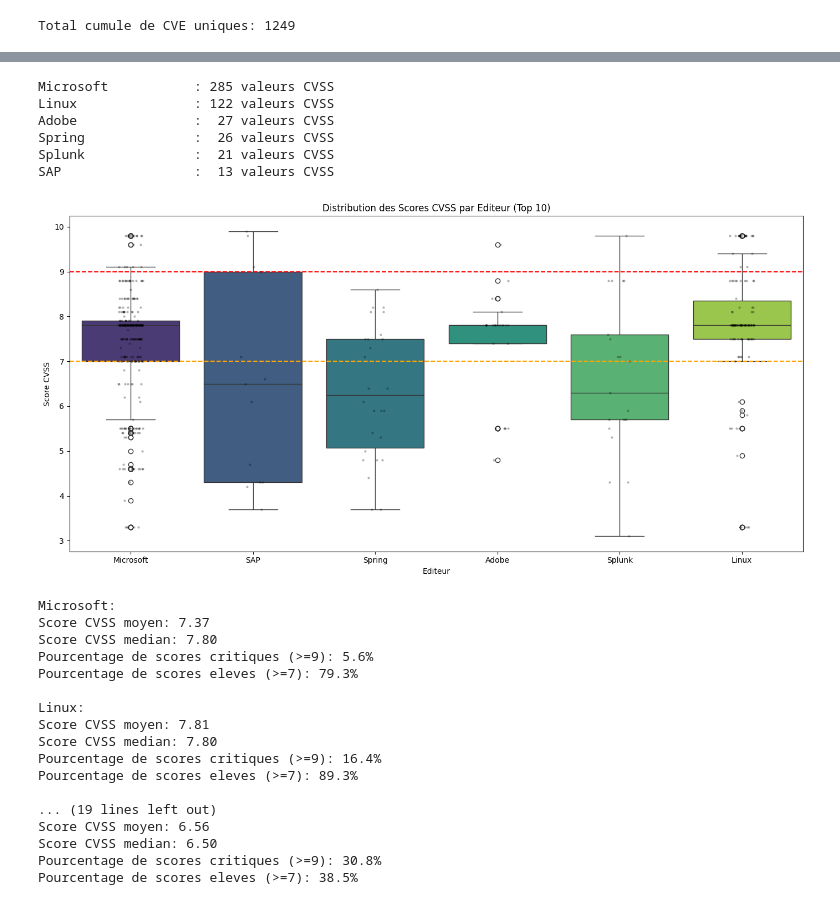
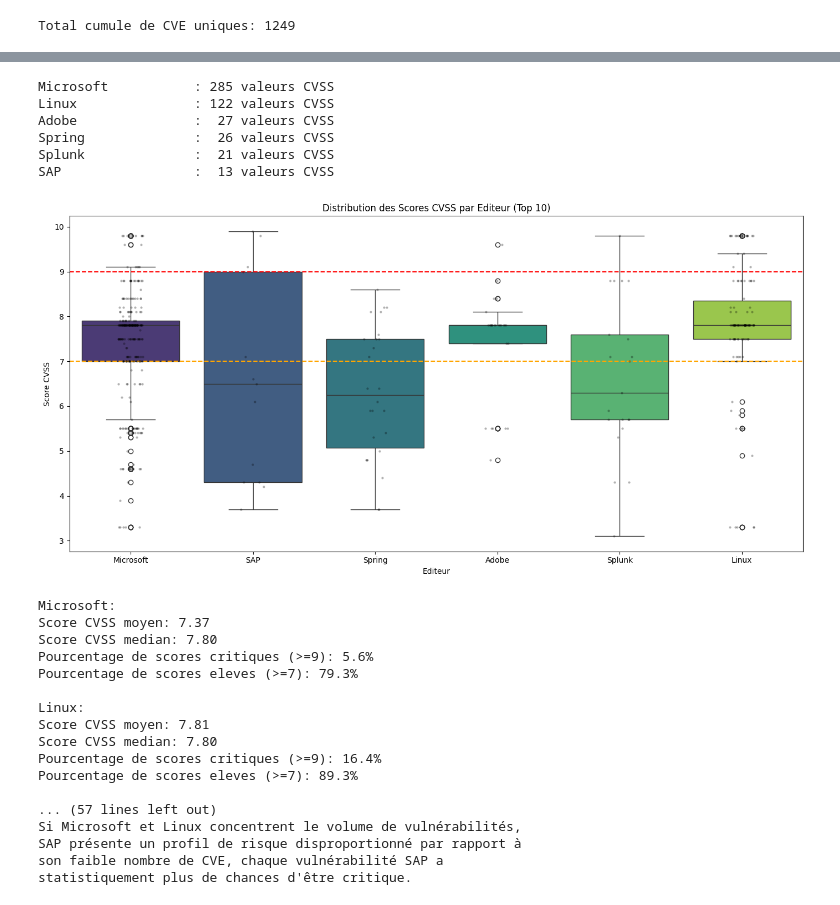
Before and after one commit to imtoatb/Analyse-des-Avis-et-Alertes-ANSSI-avec-Enrichissement-des-CVE, a Jupyter notebook: analyse_anssi.ipynb, the cells around one changed output, grey strips where cells are left out. Cells and saved outputs as stored; diff of their text form; code cells hidden in the pictures.

```diff
--- a/analyse_anssi.ipynb
+++ b/analyse_anssi.ipynb
@@ -999,34 +1267,71 @@ sns.stripplot(x = 'Editeur', y = 'CVSS Score', data = boxplot_df, ax = ax, color
 
 
 
 ax.set_xlabel('Editeur')
 ax.set_ylabel('Score CVSS')
 ax.set_title('Distribution des Scores CVSS par Editeur (Top 10)')
 ax.axhline(y=7, color='orange', linestyle='--', linewidth=1.5, label='Seuil Eleve (7.0)')
 ax.axhline(y=9, color='red', linestyle='--', linewidth=1.5, label='Seuil Critique (9.0)')
 
 
 plt.tight_layout()
 plt.show()
 
 
 
 for vendor in top_vendors:
     vendor_data = boxplot_df[boxplot_df['Editeur'] == vendor]['CVSS Score']
     if len(vendor_data) > 0:
         print(f"\n{vendor}:")
         print(f"Score CVSS moyen: {vendor_data.mean():.2f}")
         print(f"Score CVSS median: {vendor_data.median():.2f}")
         print(f"Pourcentage de scores critiques (>=9): {(vendor_data >= 9).sum() / len(vendor_data) * 100:.1f}%")
         print(f"Pourcentage de scores eleves (>=7): {(vendor_data >= 7).sum() / len(vendor_data) * 100:.1f}%")
+
+print("\n\nAnalyse des résultats")
+print(f"""
+Nombre de scores CVSS disponibles par éditeur :
+  Microsoft : 285   |   Linux  : 122   |   Adobe  : 27
+  Spring    :  26   |   Splunk :  21   |   SAP    : 13
+
+Statistiques clés :
+
+  Editeur     | Moyenne | Médiane | % Critique (>=9) | % Élevé (>=7)
+  ------------|---------|---------|------------------|---------------
+  Linux       |  7.81   |  7.80   |     16.4%        |    89.3%
+  Microsoft   |  7.37   |  7.80   |      5.6%        |    79.3%
+  Adobe       |  7.39   |  7.80   |      3.7%        |    77.8%
+  SAP         |  6.56   |  6.50   |     30.8%        |    38.5%
+  Splunk      |  6.61   |  6.30   |      4.8%        |    47.6%
+  Spring      |  6.32   |  6.25   |      0.0%        |    42.3%
+
+Linux affiche la médiane la plus élevée (7.80) et le plus
+fort pourcentage de scores critiques (16.4%), avec un
+nuage de points dense au-dessus de 9.
+
+Microsoft, malgré un volume bien plus important (285 CVE),
+reste légèrement moins critique en moyenne mais présente de
+nombreux outliers à 9.8 (probablement liés aux failles Office
+Heap-based Overflow identifiées plus haut).
+
+SAP a peu de CVE (13), mais le pourcentage de scores
+critiques le plus élevé du top 6 (30.8%). C'est cohérent
+avec les CVE NetWeaver à 9.0+ et 9.9 relevées dans
+l'avis SAP du 9 juin.
+
+Si Microsoft et Linux concentrent le volume de vulnérabilités,
+SAP présente un profil de risque disproportionné par rapport à
+son faible nombre de CVE, chaque vulnérabilité SAP a
+statistiquement plus de chances d'être critique.
+""")
 # %% [output]
 Microsoft           : 285 valeurs CVSS
 Linux               : 122 valeurs CVSS
 Adobe               :  27 valeurs CVSS
 Spring              :  26 valeurs CVSS
 Splunk              :  21 valeurs CVSS
 SAP                 :  13 valeurs CVSS
-[figure, old version]
+[figure, new version]
 Microsoft:
 Score CVSS moyen: 7.37
 Score CVSS median: 7.80
@@ -1039,11 +1344,11 @@ Score CVSS median: 7.80
 Pourcentage de scores critiques (>=9): 16.4%
 Pourcentage de scores eleves (>=7): 89.3%
 
-... (19 lines left out)
-Score CVSS moyen: 6.56
-Score CVSS median: 6.50
-Pourcentage de scores critiques (>=9): 30.8%
-Pourcentage de scores eleves (>=7): 38.5%
+... (57 lines left out)
+Si Microsoft et Linux concentrent le volume de vulnérabilités,
+SAP présente un profil de risque disproportionné par rapport à
+son faible nombre de CVE, chaque vulnérabilité SAP a
+statistiquement plus de chances d'être critique.
 # %%
 #Analyse par type de bulletin
 
```
Also changed, not shown: parts of 9 cells of this notebook, 4 other files.
